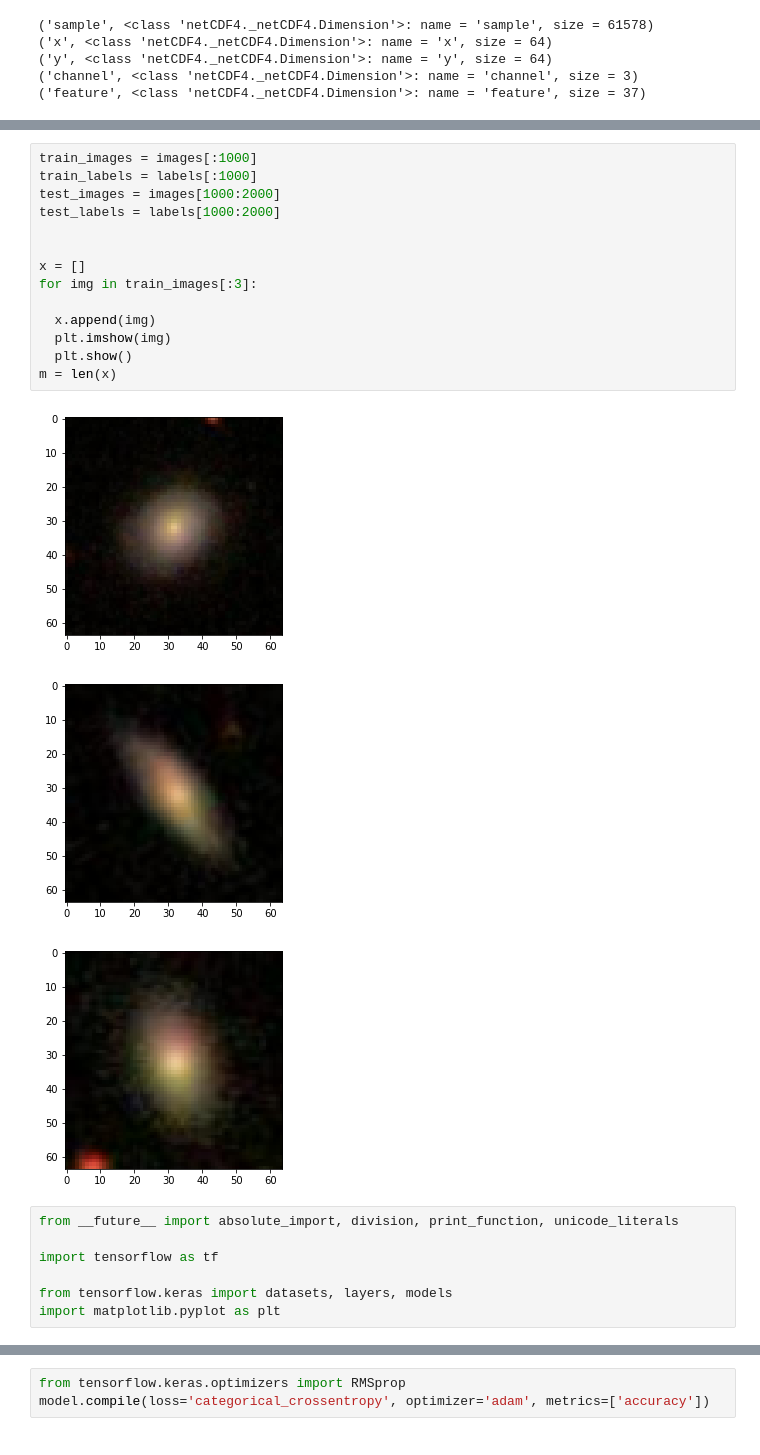
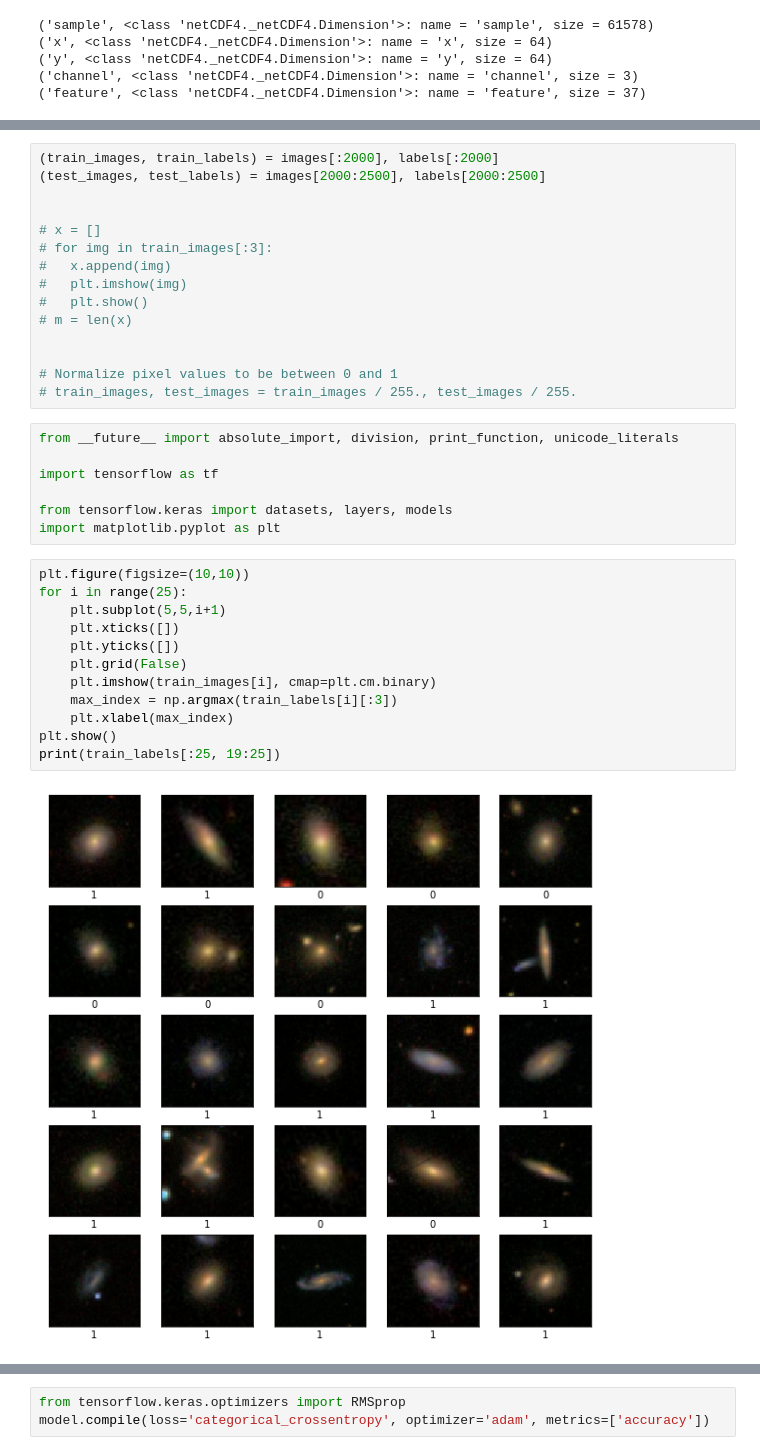
Before and after one commit to alirezash97/Galaxy-Classification, a Jupyter notebook: Galaxy.ipynb, the cells around one changed output, grey strips where cells are left out. Cells and saved outputs as stored; diff of their text form.

```diff
--- a/Galaxy.ipynb
+++ b/Galaxy.ipynb
@@ -106,21 +99,18 @@ print(trainset_fnames)
 # %%
-train_images = images[:1000]
-train_labels = labels[:1000]
-test_images = images[1000:2000]
-test_labels = labels[1000:2000]
+(train_images, train_labels) = images[:2000], labels[:2000]
+(test_images, test_labels) = images[2000:2500], labels[2000:2500]
 
 
-x = []
-for img in train_images[:3]:
+# x = []
+# for img in train_images[:3]:
+#   x.append(img)
+#   plt.imshow(img)
+#   plt.show()
+# m = len(x)
 
-  x.append(img)
-  plt.imshow(img)
-  plt.show()
-m = len(x)
+
+# Normalize pixel values to be between 0 and 1
+# train_images, test_images = train_images / 255., test_images / 255.
-# %% [output]
-[figure, removed]
-[figure, removed]
-[figure, removed]
 # %%
 from __future__ import absolute_import, division, print_function, unicode_literals
 
@@ -128,3 +118,17 @@ import tensorflow as tf
 
 from tensorflow.keras import datasets, layers, models
 import matplotlib.pyplot as plt
+# %%
+plt.figure(figsize=(10,10))
+for i in range(25):
+    plt.subplot(5,5,i+1)
+    plt.xticks([])
+    plt.yticks([])
+    plt.grid(False)
+    plt.imshow(train_images[i], cmap=plt.cm.binary)
+    max_index = np.argmax(train_labels[i][:3])
+    plt.xlabel(max_index)
+plt.show()
+print(train_labels[:25, 19:25])
+# %% [output]
+[figure, added]
```
Also changed, not shown: parts of 8 cells of this notebook.
